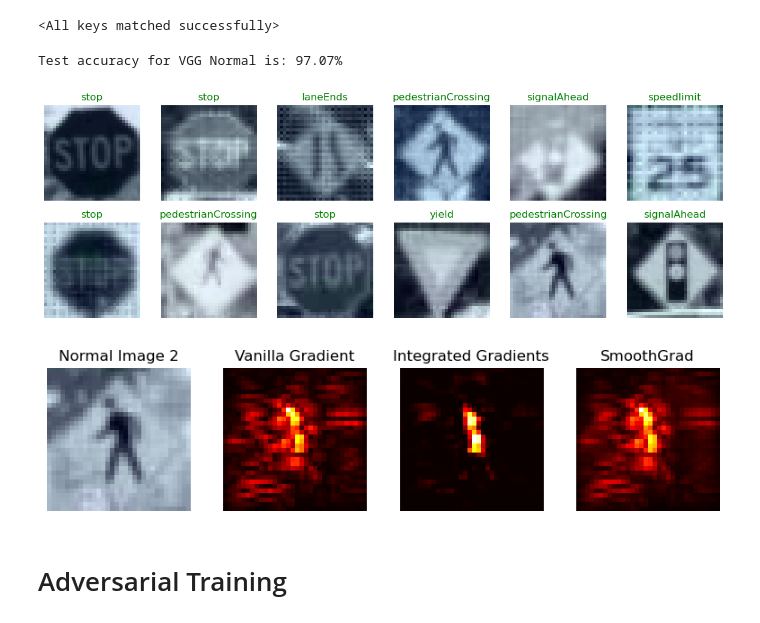
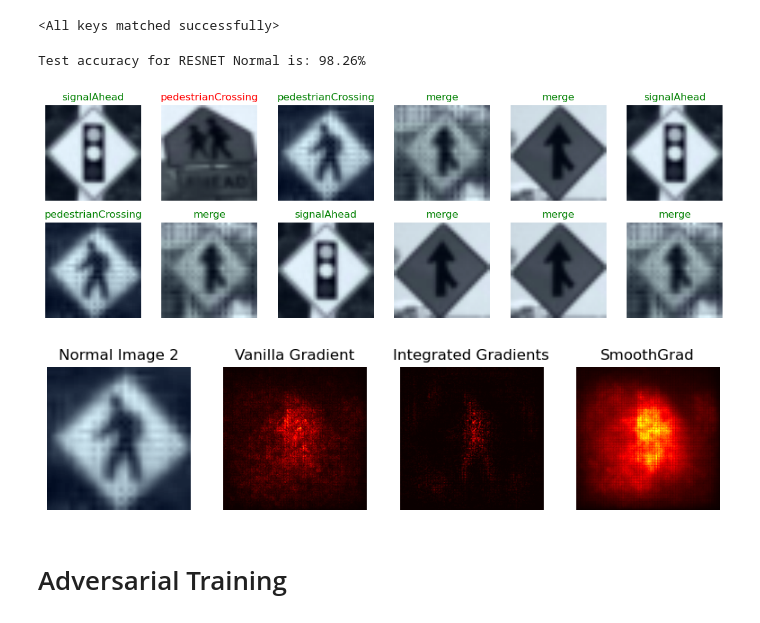
Before and after one commit to sanishsuwal7/VehicleSec, a Jupyter notebook: resnet_lisa_saliency.ipynb, the cells around one changed output. Drawn from its saved outputs; the diff is of its cells as text; code cells hidden in the pictures.

```diff
--- a/resnet_lisa_saliency.ipynb
+++ b/resnet_lisa_saliency.ipynb
@@ -112,7 +112,7 @@ train_dataset = SubsetLISA(image_tensor_path, label_tensor_path, train=True, tra
 test_dataset = SubsetLISA(image_tensor_path, label_tensor_path, train=False, transform = lisa_transforms)
 # %%
 epochs = 100
-batch_size = 128
+batch_size = 8
 
 train_dataloader = torch.utils.data.DataLoader(train_dataset, batch_size=batch_size, shuffle=True,) # num_workers=4,
 test_dataloader = torch.utils.data.DataLoader(test_dataset, batch_size=batch_size, shuffle=True)
@@ -128,9 +128,9 @@ from pathlib import Path
 model_path = Path("models")
 model_path.mkdir(parents=True, exist_ok=True)
 
-model_name = "resnet_lisa_normal_subset.pth"
+model_name = "resnet_lisa_normal.pth"
 model_save_path = model_path / model_name
-model = vgg16().to(device)
+model = resnet_18(filter='None', filter_layer=0)
 model.load_state_dict(torch.load(model_save_path))
 # %% [output]
 <All keys matched successfully>
@@ -144,7 +144,7 @@ predictions, labels = evaluate_model(model, test_dataloader, device)
 test_acc = np.mean(np.argmax(predictions.cpu().numpy(), axis=1) == labels.cpu().numpy())
 print(f"Test accuracy for RESNET Normal is: {(100 * test_acc):.2f}%")
 # %% [output]
-Test accuracy for VGG Normal is: 97.07%
+Test accuracy for RESNET Normal is: 98.26%
 # %%
 gc.collect()
 torch.cuda.empty_cache()
@@ -191,7 +191,7 @@ for i in range(1, (rows * cols) + 1):
 
 plt.show()
 # %% [output]
-[figure, old version]
+[figure, new version]
 # %%
 gc.collect()
 torch.cuda.empty_cache()
@@ -206,10 +206,10 @@ saliency = Saliency(model)
 a_batch_smoothgrad = NoiseTunnel(saliency).attribute(inputs = x_batch, target = y_batch, nt_type ='smoothgrad', nt_samples = 50, stdevs=0.15).sum(axis=1).cpu().numpy()
 x_batch, y_batch = x_batch.cpu().numpy(), y_batch.cpu().numpy()
 # %%
-index = indexes[10]
+index = indexes[2]
 image_explanation(index, x_batch, y_batch, a_batch_saliency, a_batch_integrad, a_batch_smoothgrad, 'resnet_lisa_normal')
 # %% [output]
-[figure, old version]
+[figure, new version]
 # %% [markdown]
 # Adversarial Training
 # %%
```
Also changed, not shown: parts of 28 cells of this notebook, 12 other files.
